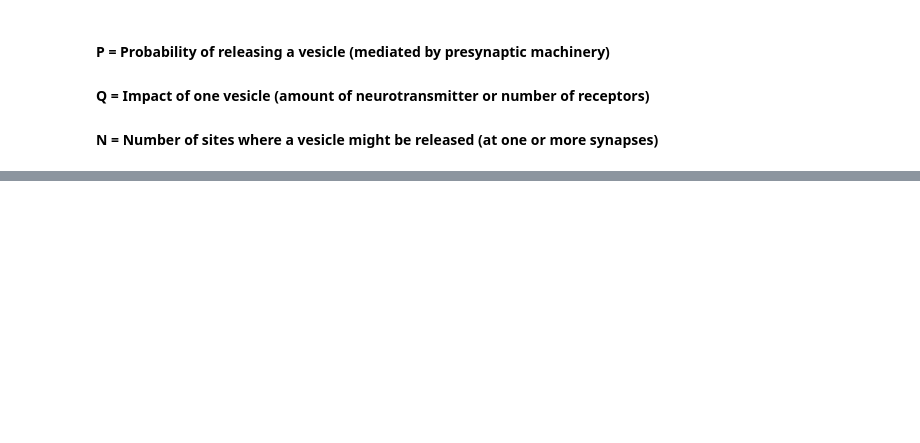
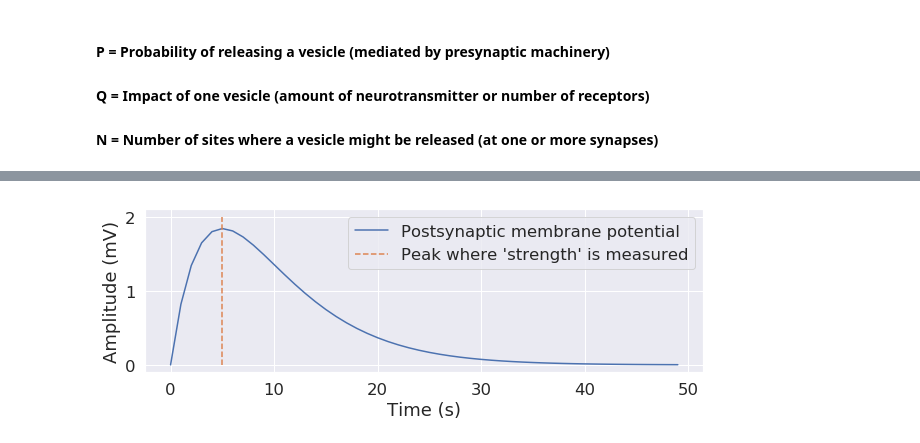
Before and after one commit to rgerkin/dacn-lectures, a Jupyter notebook: synapses.ipynb, the cells around one changed output, grey strips where cells are left out. Drawn from its saved outputs; the diff is of its cells as text; code cells hidden in the pictures; blank space fills up the shorter version.

```diff
--- a/synapses.ipynb
+++ b/synapses.ipynb
@@ -101,0 +109,15 @@ Starting simulation at t=0. s for a duration of 1. s
+# %%
+def plot_psp(n=10, q=0.1, p=1, count=1):
+    plt.figure(figsize=(10,3))
+    t = np.arange(50)
+    strengths = q*np.random.binomial(n, p, size=count)
+    for i,strength in enumerate(strengths):
+        y = strength*t*np.exp(-t/5)
+        plt.plot(t,y,label="Postsynaptic membrane potential" if i==0 else None)
+    plt.plot([5,5],[0,strengths.max()*2],'--',label="Peak where 'strength' is measured")
+    plt.xlabel("Time (s)")
+    plt.ylabel("Amplitude (mV)")
+    plt.legend()
+plot_psp()
+# %% [output]
+[figure, added]
```
Also changed, not shown: parts of 12 cells of this notebook.
